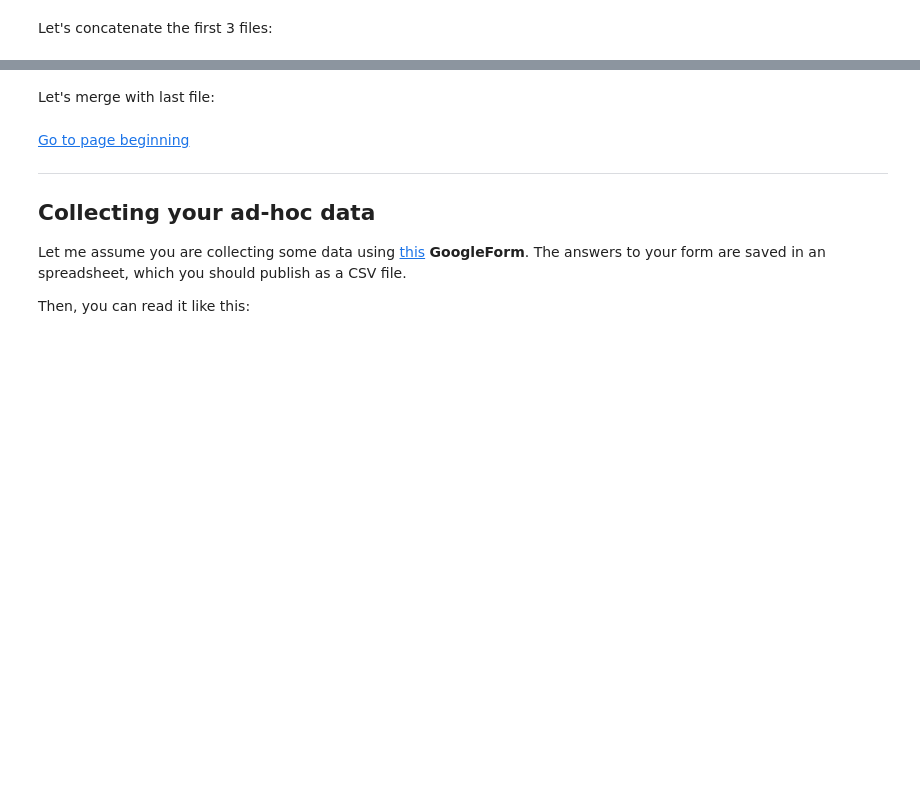
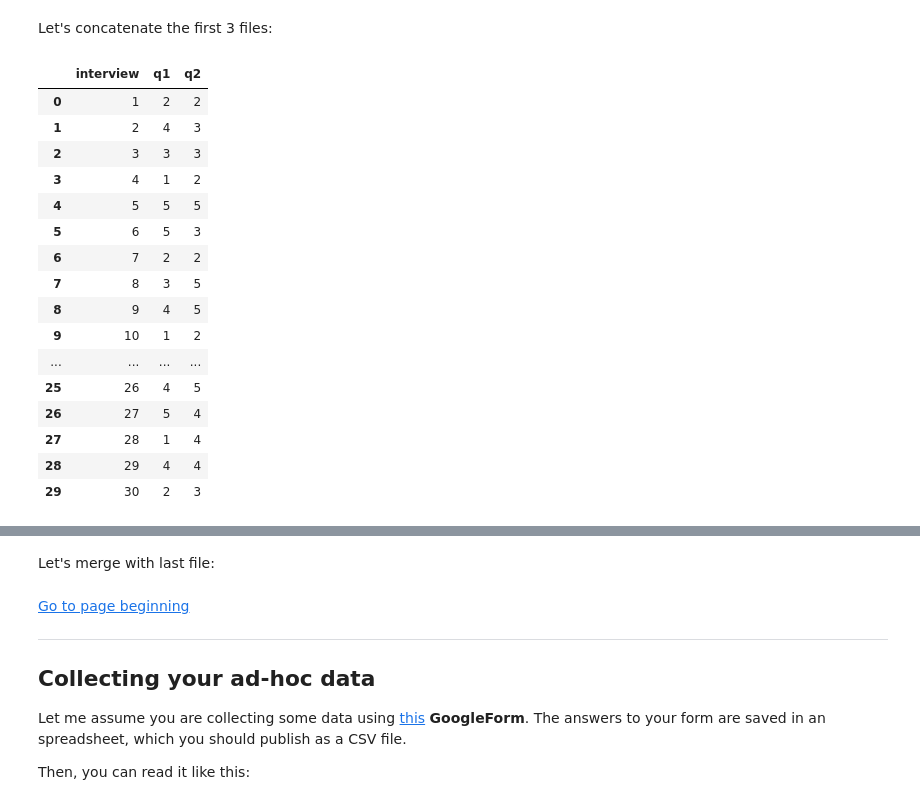
Before and after one commit to escuela-alacip/introPython, a Jupyter notebook: Parte3_P_CargaDeData.ipynb, the cells around one changed output, grey strips where cells are left out. Saved outputs shown, nothing was run; the diff lists cells and outputs as text; code cells hidden in the pictures; blank space fills up the shorter version.

```diff
--- a/Parte3_P_CargaDeData.ipynb
+++ b/Parte3_P_CargaDeData.ipynb
@@ -97,10 +82,6 @@ dataCSV.head()
 # %% [markdown]
 Of course, it is more fun opening several of these files.
-# %%
-from glob import glob
-
-pattern='interv*.csv'
-where='data'
-fileNames = glob(pattern)
-for filename in glob(os.path.join(where, pattern)):
-    print (filename)
+# %%
+where='https://github.com/escuela-alacip/introPython/raw/master/data/'
+
+allNames=[where+"interview_1_2_p"+str(i)+".csv" for i in range(1,5)]
@@ -107,8 +92,10 @@ for filename in glob(os.path.join(where, pattern)):
 # %% [markdown]
 We had access to the names, the let's make a list of files:
 # %%
+import os
+
 allFiles=[]
-for filename in glob(os.path.join(where, pattern)):
+for filename in allNames:
     allFiles.append(pd.read_csv(filename))
 # %%
 #do we have the data?
@@ -116,6 +120,24 @@ allFiles[0]
 # %% [markdown]
 Let's concatenate the first 3 files:
 # %%
-pd.concat(allFiles[0:4],ignore_index=True)
+pd.concat(allFiles[0:2],ignore_index=True)
+# %% [output]
+|  | interview | q1 | q2 |
+| 0 | 1 | 2 | 2 |
+| 1 | 2 | 4 | 3 |
+| 2 | 3 | 3 | 3 |
+| 3 | 4 | 1 | 2 |
+| 4 | 5 | 5 | 5 |
+| 5 | 6 | 5 | 3 |
+| 6 | 7 | 2 | 2 |
+| 7 | 8 | 3 | 5 |
+| 8 | 9 | 4 | 5 |
+| 9 | 10 | 1 | 2 |
+| ... | ... | ... | ... |
+| 25 | 26 | 4 | 5 |
+| 26 | 27 | 5 | 4 |
+| 27 | 28 | 1 | 4 |
+| 28 | 29 | 4 | 4 |
+| 29 | 30 | 2 | 3 |
 # %%
 #storing what we did:
```
Also changed, not shown: parts of 25 cells of this notebook, 2 other files.
